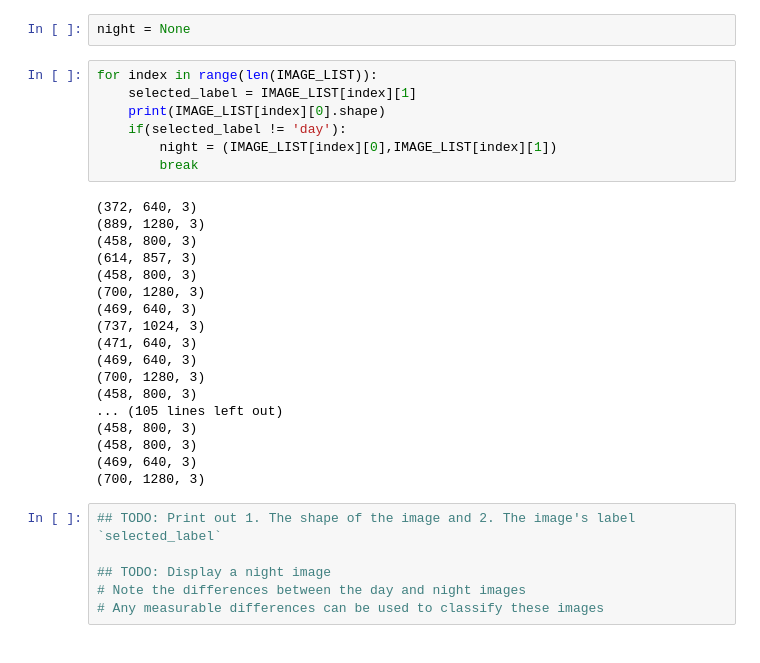
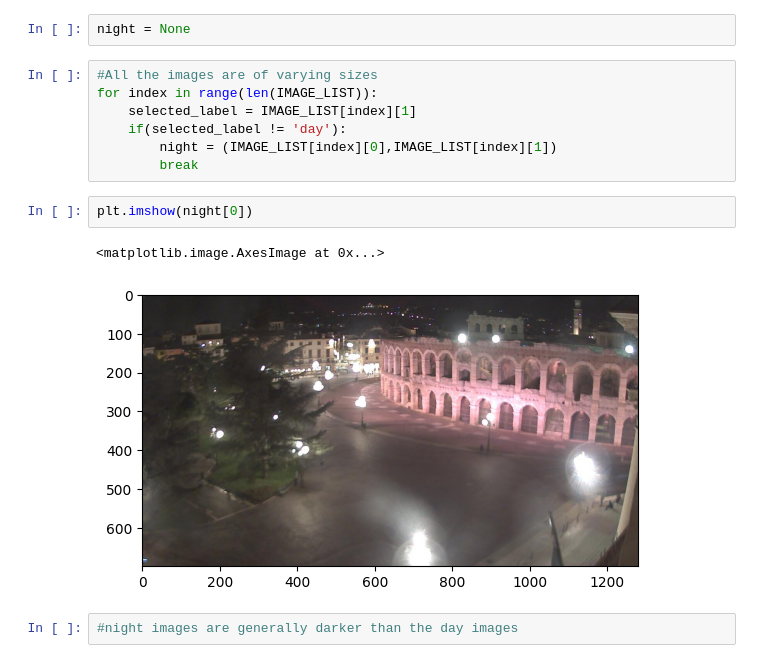
Before and after one commit to vpalaparambil3/cd0360-Introduction-to-Computer-Vision, a Jupyter notebook: 1_1_Image_Representation/6_1. Visualizing the Data.ipynb, the cells around one changed output. Saved outputs shown, nothing was run; the diff lists cells and outputs as text.

Commit message:
visualize data

```diff
--- a/1_1_Image_Representation/6_1. Visualizing the Data.ipynb
+++ b/1_1_Image_Representation/6_1. Visualizing the Data.ipynb
@@ -93,33 +93,16 @@ plt.imshow(day_image)
 # %%
 night = None
 # %%
+#All the images are of varying sizes
 for index in range(len(IMAGE_LIST)):
     selected_label = IMAGE_LIST[index][1]
-    print(IMAGE_LIST[index][0].shape)
     if(selected_label != 'day'):
         night = (IMAGE_LIST[index][0],IMAGE_LIST[index][1])
         break
-# %% [output]
-(372, 640, 3)
-(889, 1280, 3)
-(458, 800, 3)
-(614, 857, 3)
-(458, 800, 3)
-(700, 1280, 3)
-(469, 640, 3)
-(737, 1024, 3)
-(471, 640, 3)
-(469, 640, 3)
-(700, 1280, 3)
-(458, 800, 3)
-... (105 lines left out)
-(458, 800, 3)
-(458, 800, 3)
-(469, 640, 3)
-(700, 1280, 3)
-# %%
-## TODO: Print out 1. The shape of the image and 2. The image's label `selected_label`
-
-## TODO: Display a night image
-# Note the differences between the day and night images
-# Any measurable differences can be used to classify these images
+# %%
+plt.imshow(night[0])
+# %% [output]
+<matplotlib.image.AxesImage at 0x...>
+[figure, added]
+# %%
+#night images are generally darker than the day images
```
